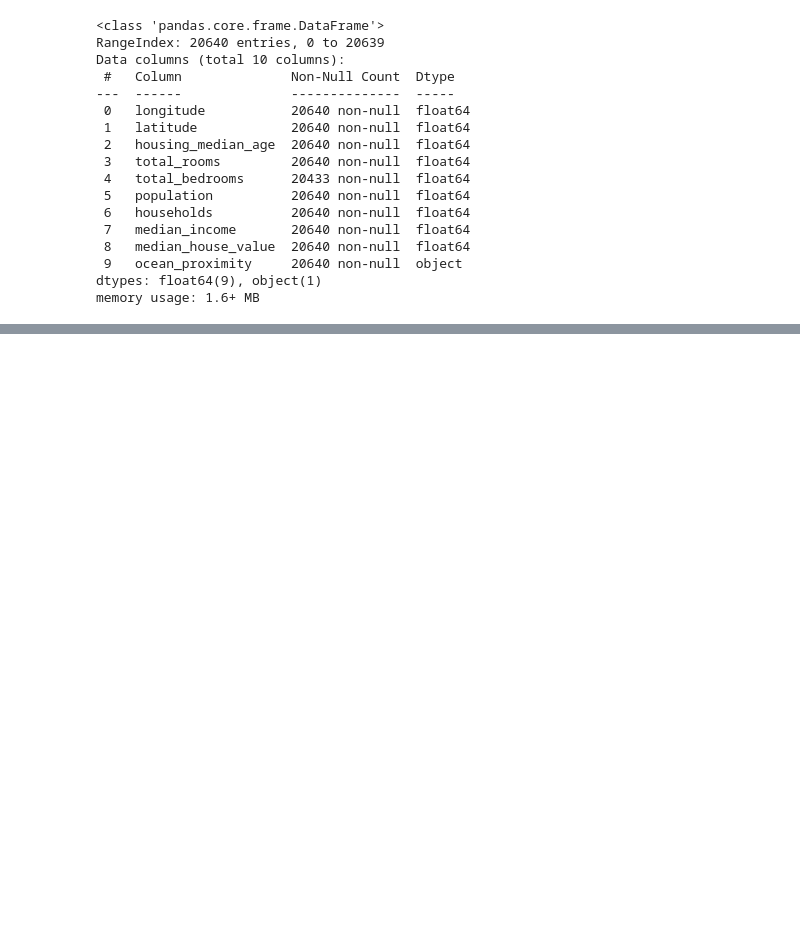
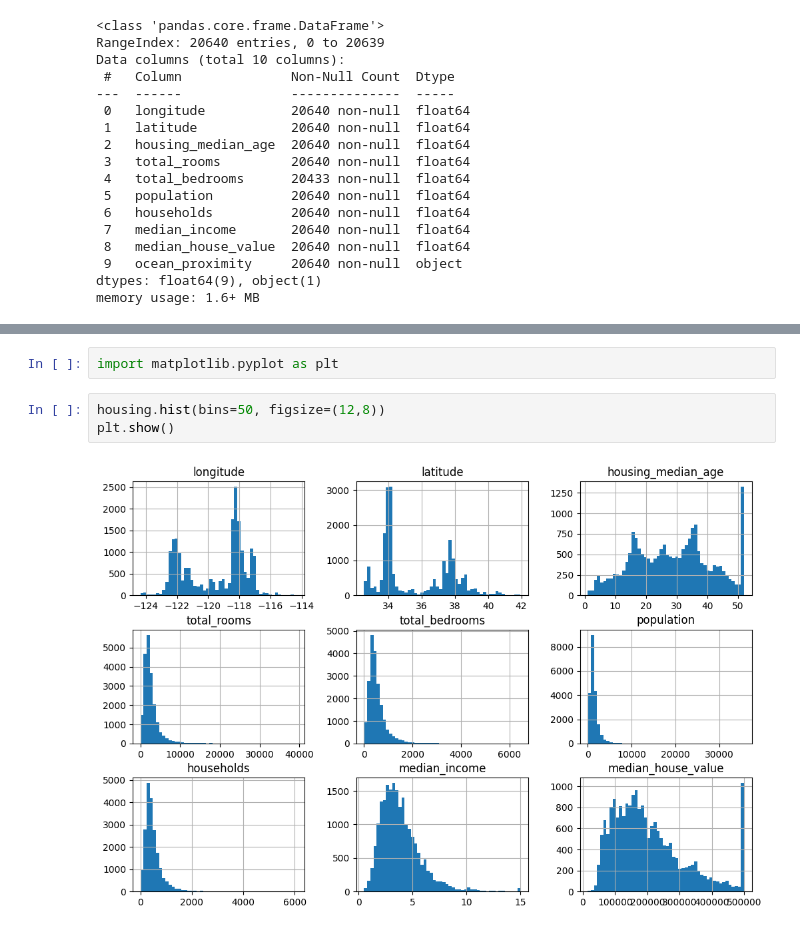
Before and after one commit to estefanioesteve10-source/My_Hands-on_Machine_Learning_3, a Jupyter notebook: 02_My.ipynb, the cells around one changed output, grey strips where cells are left out. Drawn from its saved outputs; the diff is of its cells as text; blank space fills up the shorter version.

Commit message:
vendo histograma

```diff
--- a/02_My.ipynb
+++ b/02_My.ipynb
@@ -58,0 +88,7 @@ memory usage: 1.6+ MB
+# %%
+import matplotlib.pyplot as plt
+# %%
+housing.hist(bins=50, figsize=(12,8))
+plt.show()
+# %% [output]
+[figure, added]
```
Also changed, not shown: parts of 5 cells of this notebook.
